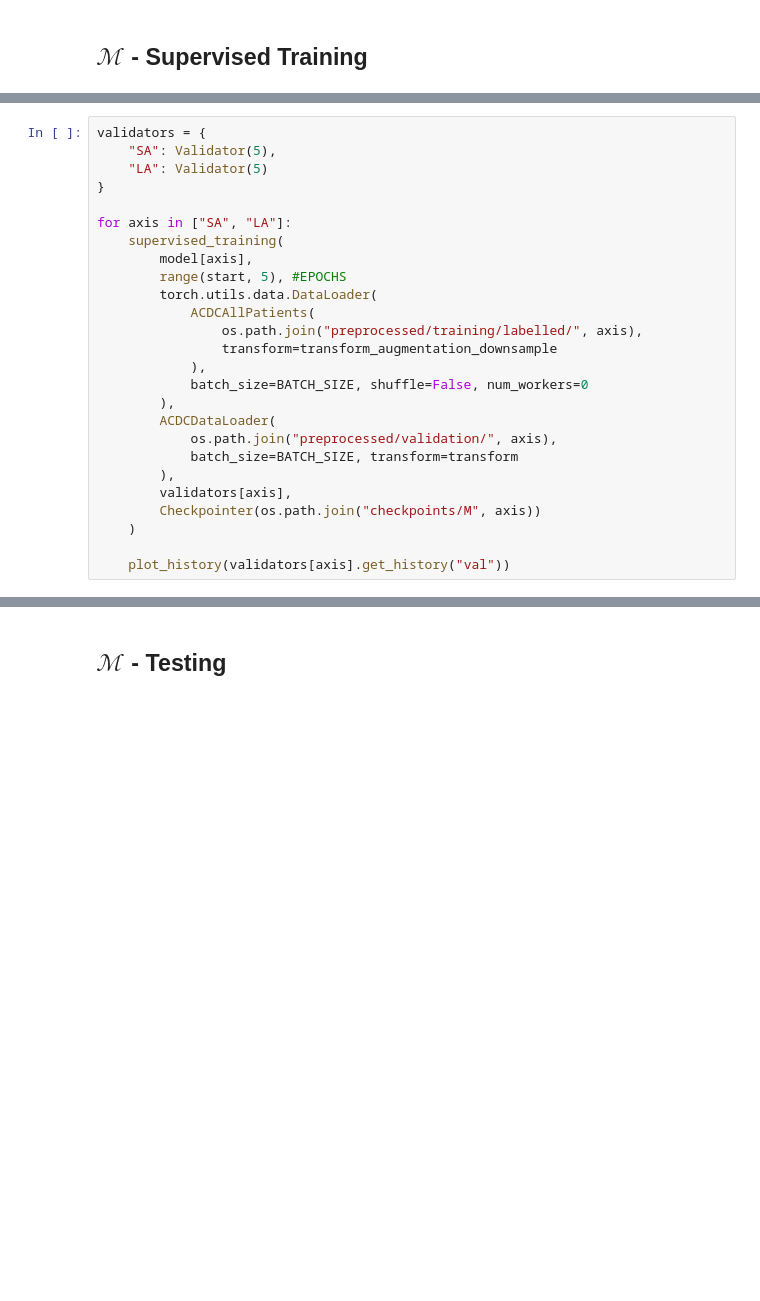
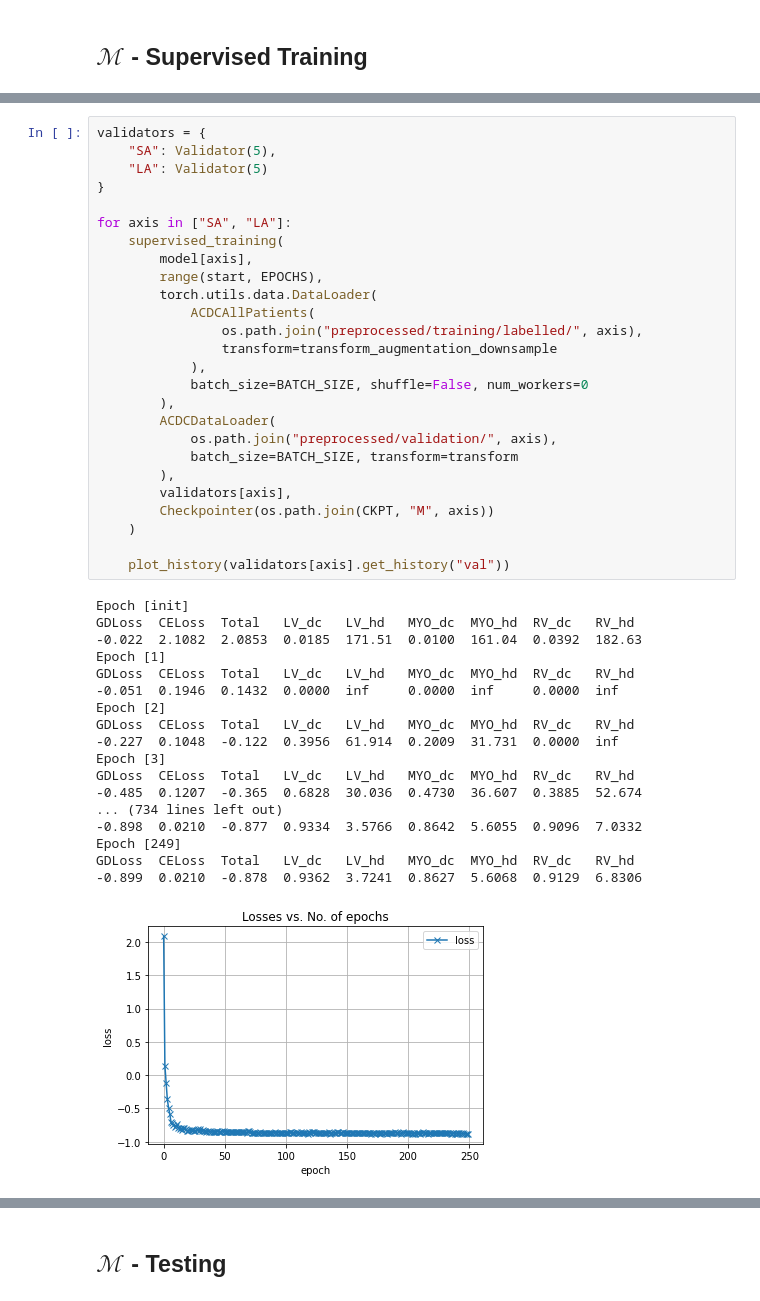
Before and after one commit to manigalati/MnMs2, a Jupyter notebook: Model_Refinement.ipynb, the cells around one changed output, grey strips where cells are left out. Drawn from its saved outputs; the diff is of its cells as text; blank space fills up the shorter version.

```diff
--- a/Model_Refinement.ipynb
+++ b/Model_Refinement.ipynb
@@ -180,26 +307,45 @@ print(model)
 # %%
 validators = {
     "SA": Validator(5),
     "LA": Validator(5)
 }
 
 for axis in ["SA", "LA"]:
     supervised_training(
         model[axis],
-        range(start, 5), #EPOCHS
+        range(start, EPOCHS),
         torch.utils.data.DataLoader(
             ACDCAllPatients(
                 os.path.join("preprocessed/training/labelled/", axis),
                 transform=transform_augmentation_downsample
             ),
             batch_size=BATCH_SIZE, shuffle=False, num_workers=0
         ),
         ACDCDataLoader(
             os.path.join("preprocessed/validation/", axis),
             batch_size=BATCH_SIZE, transform=transform
         ),
         validators[axis],
-        Checkpointer(os.path.join("checkpoints/M", axis))
+        Checkpointer(os.path.join(CKPT, "M", axis))
     )
 
     plot_history(validators[axis].get_history("val"))
+# %% [output]
+Epoch [init]
+GDLoss  CELoss  Total   LV_dc   LV_hd   MYO_dc  MYO_hd  RV_dc   RV_hd
+-0.022  2.1082  2.0853  0.0185  171.51  0.0100  161.04  0.0392  182.63
+Epoch [1]
+GDLoss  CELoss  Total   LV_dc   LV_hd   MYO_dc  MYO_hd  RV_dc   RV_hd
+-0.051  0.1946  0.1432  0.0000  inf     0.0000  inf     0.0000  inf
+Epoch [2]
+GDLoss  CELoss  Total   LV_dc   LV_hd   MYO_dc  MYO_hd  RV_dc   RV_hd
+-0.227  0.1048  -0.122  0.3956  61.914  0.2009  31.731  0.0000  inf
+Epoch [3]
+GDLoss  CELoss  Total   LV_dc   LV_hd   MYO_dc  MYO_hd  RV_dc   RV_hd
+-0.485  0.1207  -0.365  0.6828  30.036  0.4730  36.607  0.3885  52.674
+... (734 lines left out)
+-0.898  0.0210  -0.877  0.9334  3.5766  0.8642  5.6055  0.9096  7.0332
+Epoch [249]
+GDLoss  CELoss  Total   LV_dc   LV_hd   MYO_dc  MYO_hd  RV_dc   RV_hd
+-0.899  0.0210  -0.878  0.9362  3.7241  0.8627  5.6068  0.9129  6.8306
+[figure, added]
```
Also changed, not shown: parts of 29 cells of this notebook.
